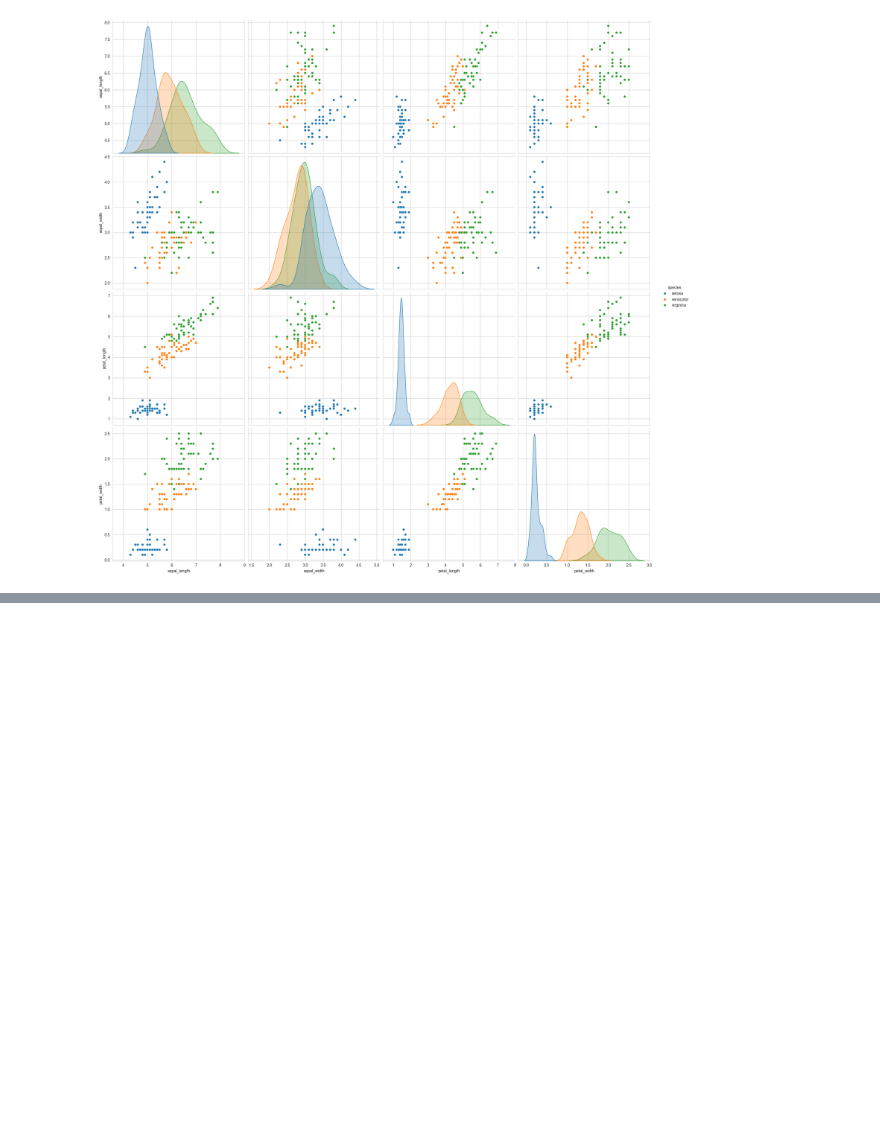
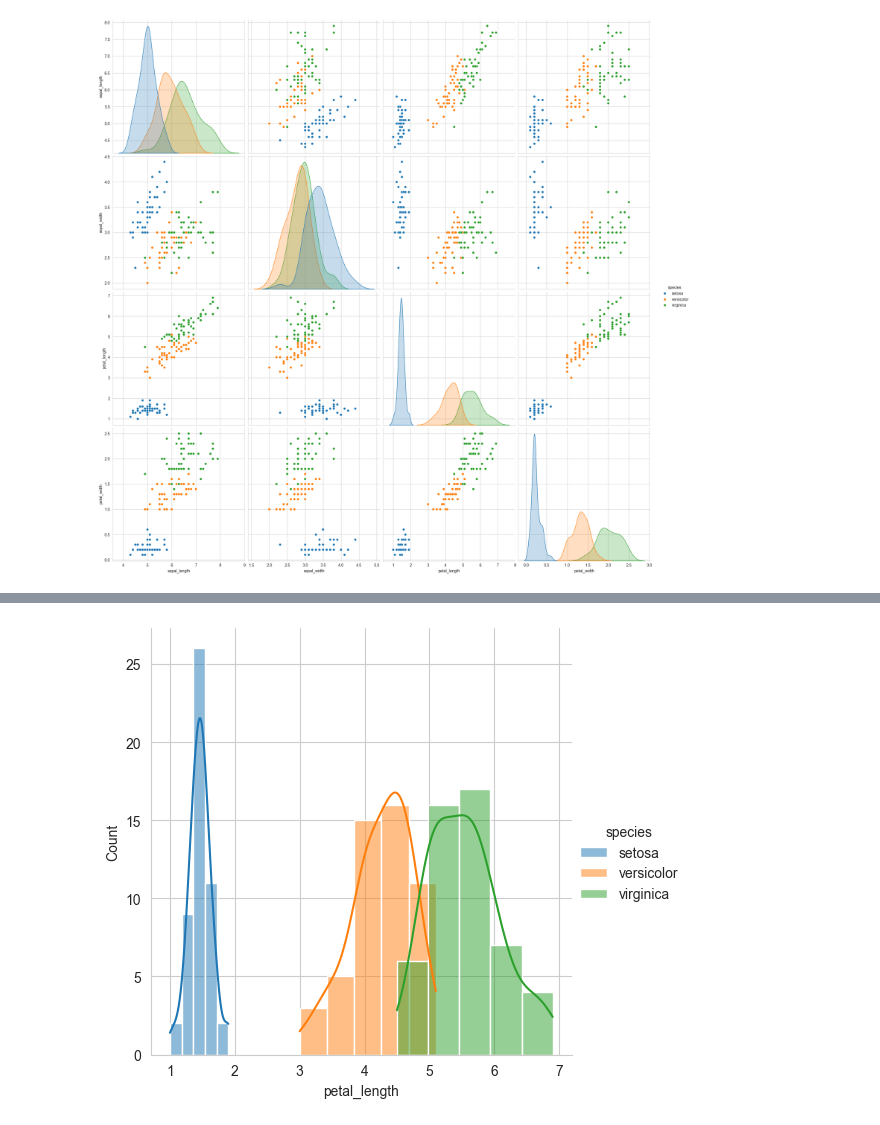
Before and after one commit to anup-byte/EDA, a Jupyter notebook: Exploratory_Data_Analysis.ipynb, the cells around one changed output, grey strips where cells are left out. Cells and saved outputs as stored; diff of their text form; code cells hidden in the pictures; blank space fills up the shorter version.

```diff
--- a/Exploratory_Data_Analysis.ipynb
+++ b/Exploratory_Data_Analysis.ipynb
@@ -115,0 +136,11 @@ plt.show()
+# %%
+import seaborn as sns
+import matplotlib.pyplot as plt
+
+g = sns.FacetGrid(iris, hue="species", height=5)
+g.map(sns.histplot, "petal_length", bins=5, kde=True)
+g.add_legend()
+
+plt.show()
+# %% [output]
+[figure, added]
```
Also changed, not shown: parts of 6 cells of this notebook.
